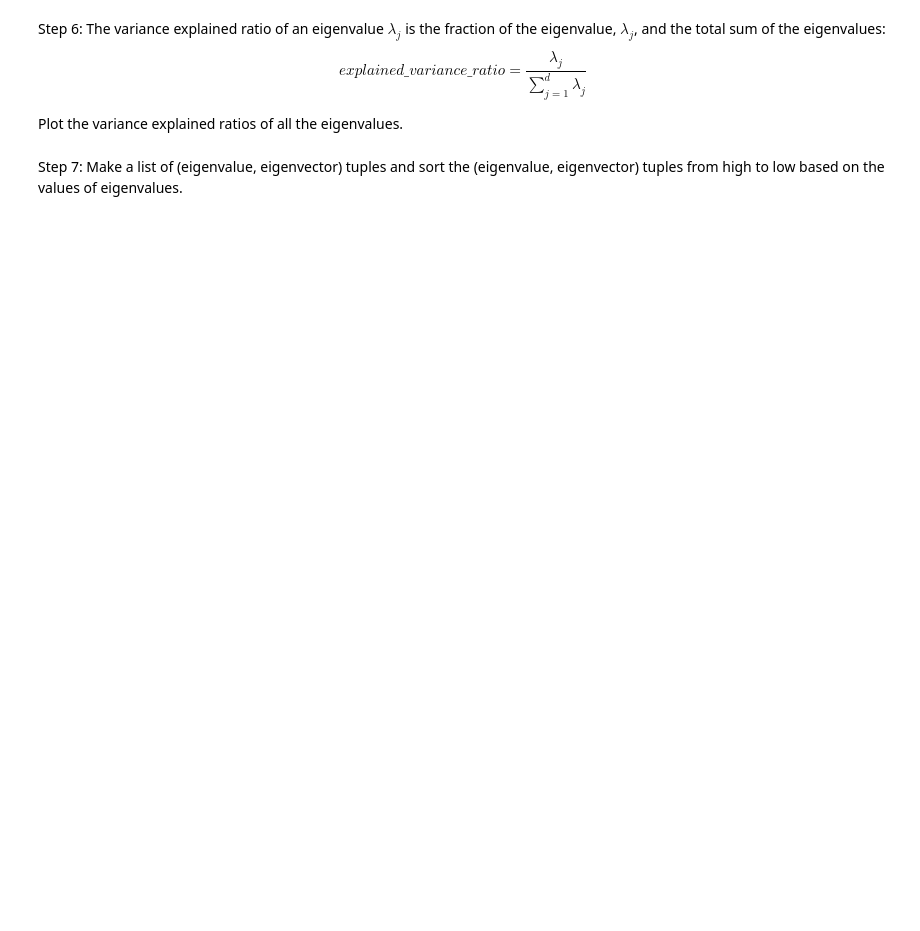
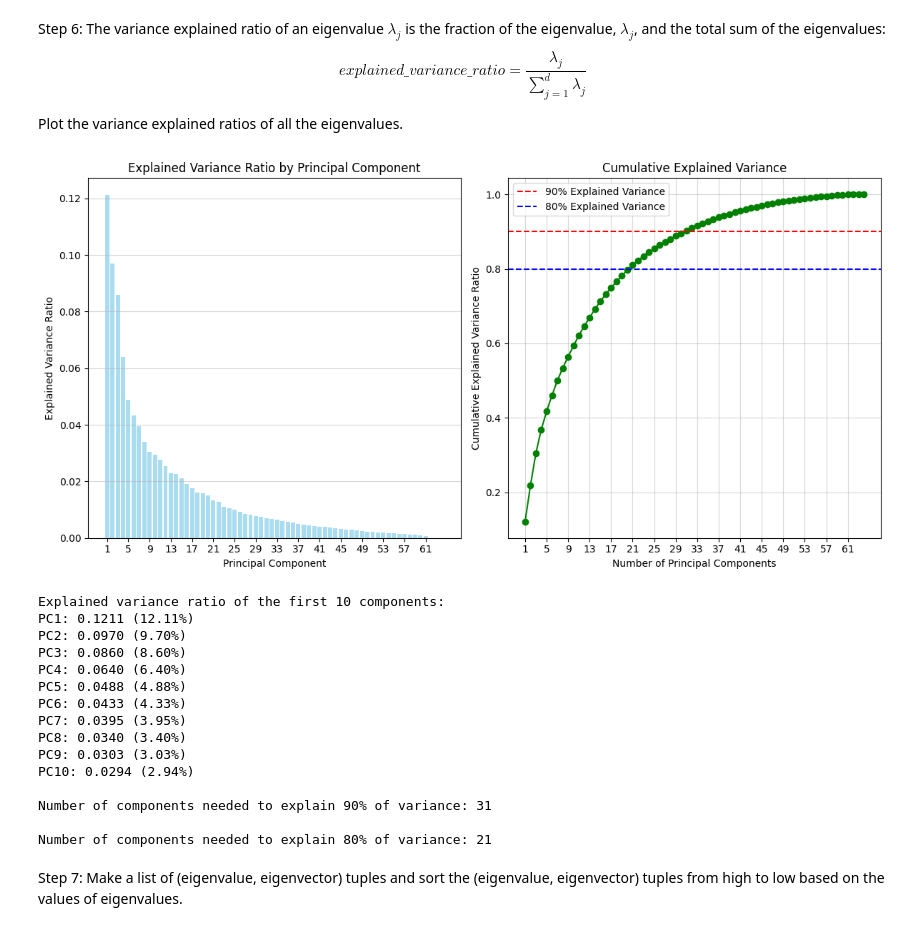
Before and after one commit to Mintass/INFO213, a Jupyter notebook: INFO213_Assignment3.ipynb, the cells around one changed output. Cells and saved outputs as stored; diff of their text form; code cells hidden in the pictures; blank space fills up the shorter version.

```diff
--- a/INFO213_Assignment3.ipynb
+++ b/INFO213_Assignment3.ipynb
@@ -39,2 +88,12 @@ Step 3: Standardize the features into the same scale.
 # %% [markdown]
 Step 4: Construct the covariance matrix by using numpy's `np.cov()` function on the standardized training data.
+# %%
+cov_matrix = np.cov(X_train_std.T)
+
+print(f"Covariance matrix shape: {cov_matrix.shape}")
+
+print("\nTop-left 5x5 portion of the covariance matrix:")
+print(cov_matrix[:5, :5])
+
+print("\nFirst 5 diagonal elements (variances):")
+print(np.diag(cov_matrix)[:5])
@@ -41,2 +112,10 @@ Step 4: Construct the covariance matrix by using numpy's `np.cov()` function on
 # %% [markdown]
 Step 5: Decompose the covariance matrix into its eigenvectors and eigenvalues by using numpy's `np.linalg.eig()` function. Print out the eigenvalues.
+# %%
+eigenvalues, eigenvectors = np.linalg.eig(cov_matrix)
+
+print("First 10 eigenvalues:")
+print(eigenvalues[:10])
+
+print(f"\nShape of eigenvalues: {eigenvalues.shape}")
+print(f"Shape of eigenvectors: {eigenvectors.shape}")
@@ -47,5 +133,65 @@ explained\_variance\_ratio =\frac{\lambda_j}{\sum_{j=1}^{d} \lambda_j}
 $$
 
 Plot the variance explained ratios of all the eigenvalues.
+# %%
+import matplotlib.pyplot as plt
+
+total_variance = np.sum(eigenvalues)
+explained_variance_ratio = eigenvalues / total_variance
+
+sorted_explained_variance_ratio = np.sort(explained_variance_ratio)[::-1]
+
+cumulative_explained_variance = np.cumsum(sorted_explained_variance_ratio)
+
+plt.figure(figsize=(12, 6))
+
+plt.subplot(1, 2, 1)
+plt.bar(range(1, 65), sorted_explained_variance_ratio, alpha=0.7, color='skyblue')
+plt.xlabel('Principal Component')
+plt.ylabel('Explained Variance Ratio')
+plt.title('Explained Variance Ratio by Principal Component')
+plt.xticks(np.arange(1, 65, 4))
+plt.grid(axis='y', alpha=0.5)
+
+plt.subplot(1, 2, 2)
+plt.plot(range(1, 65), cumulative_explained_variance, 'o-', color='green')
+plt.xlabel('Number of Principal Components')
+plt.ylabel('Cumulative Explained Variance Ratio')
+plt.title('Cumulative Explained Variance')
+plt.xticks(np.arange(1, 65, 4))
+plt.axhline(y=0.9, color='r', linestyle='--', label='90% Explained Variance')
+plt.axhline(y=0.8, color='b', linestyle='--', label='80% Explained Variance')
+plt.grid(alpha=0.5)
+plt.legend()
+
+plt.tight_layout()
+plt.show()
+
+print("Explained variance ratio of the first 10 components:")
+for i, var in enumerate(sorted_explained_variance_ratio[:10], 1):
+    print(f"PC{i}: {var:.4f} ({var*100:.2f}%)")
+
+components_for_90_percent = np.argmax(cumulative_explained_variance >= 0.9) + 1
+print(f"\nNumber of components needed to explain 90% of variance: {components_for_90_percent}")
+
+components_for_80_percent = np.argmax(cumulative_explained_variance >= 0.8) + 1
+print(f"\nNumber of components needed to explain 80% of variance: {components_for_80_percent}")
+# %% [output]
+[figure, added]
+Explained variance ratio of the first 10 components:
+PC1: 0.1211 (12.11%)
+PC2: 0.0970 (9.70%)
+PC3: 0.0860 (8.60%)
+PC4: 0.0640 (6.40%)
+PC5: 0.0488 (4.88%)
+PC6: 0.0433 (4.33%)
+PC7: 0.0395 (3.95%)
+PC8: 0.0340 (3.40%)
+PC9: 0.0303 (3.03%)
+PC10: 0.0294 (2.94%)
+
+Number of components needed to explain 90% of variance: 31
+
+Number of components needed to explain 80% of variance: 21
 # %% [markdown]
 Step 7: Make a list of (eigenvalue, eigenvector) tuples and sort the (eigenvalue, eigenvector) tuples from high to low based on the values of eigenvalues.
```
Also changed, not shown: parts of 26 cells of this notebook.
